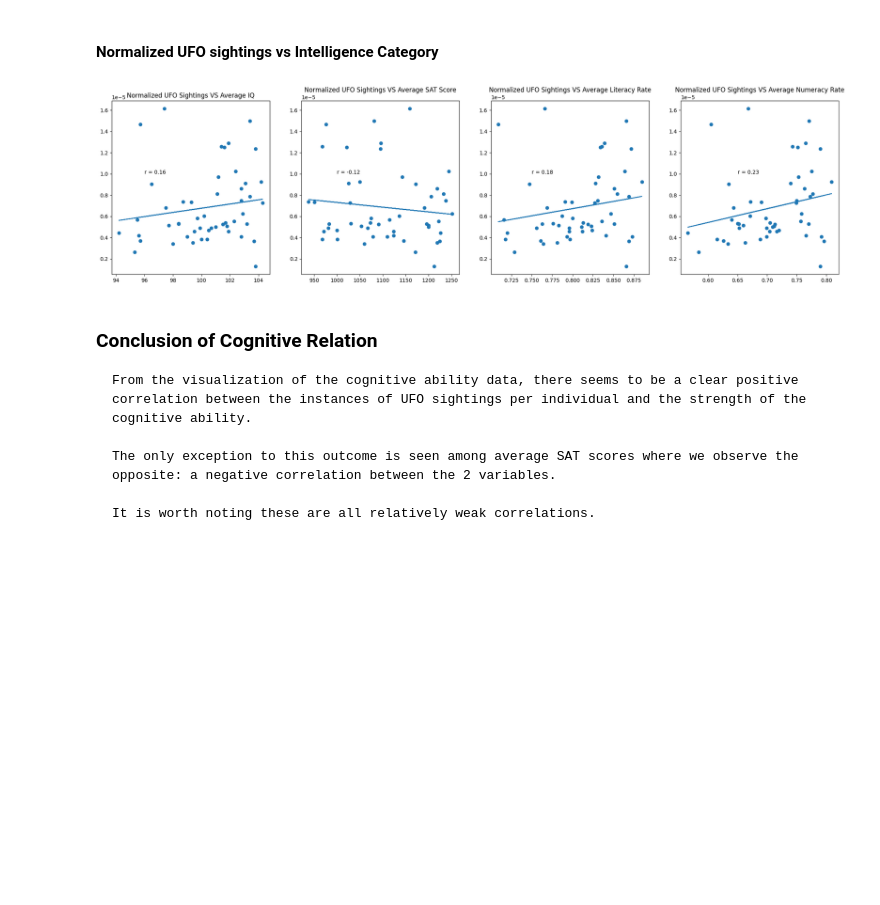
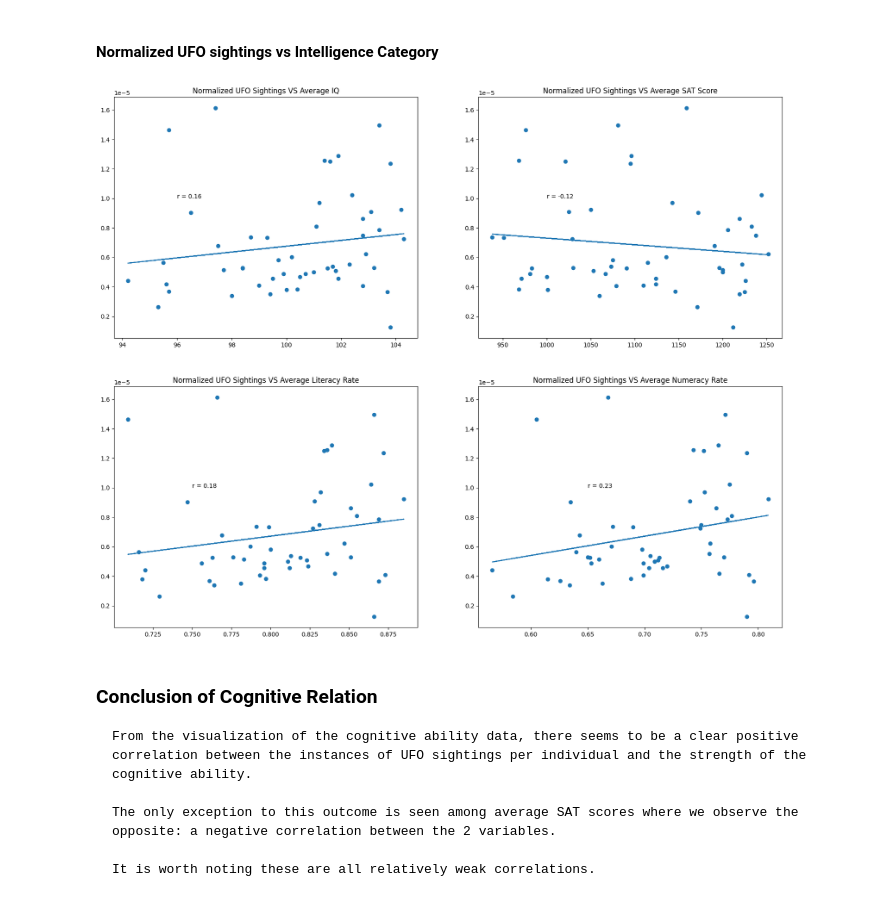
Before and after one commit to codycosta/ENGR201, a Jupyter notebook: weeks-9-10-final-project/project.ipynb, the cells around one changed output. Drawn from its saved outputs; the diff is of its cells as text; code cells hidden in the pictures; blank space fills up the shorter version.

Commit message:
reformatted plots

```diff
--- a/weeks-9-10-final-project/project.ipynb
+++ b/weeks-9-10-final-project/project.ipynb
@@ -201,51 +201,51 @@ numeracy    = np.array([])
 for idx, state in enumerate(pop['State Abbreviation']):
     row = iq_data['State Abbreviation'] == state
     iq_scores   = np.append(iq_scores, iq_data[row]['Average I.Q.'])
     sat_scores  = np.append(sat_scores, iq_data[row]['Average SAT Score'])
     literacy    = np.append(literacy, iq_data[row]['Literacy Rate'])
     numeracy    = np.append(numeracy, iq_data[row]['Numeracy Rate'])
 
 r1 = stats.pearsonr(iq_scores, normalized_ufo_sightings)[0]
 r2 = stats.pearsonr(sat_scores, normalized_ufo_sightings)[0]
 r3 = stats.pearsonr(literacy, normalized_ufo_sightings)[0]
 r4 = stats.pearsonr(numeracy, normalized_ufo_sightings)[0]
 
 # plots
 
-fit, ax = plt.subplots(1, 4, figsize=[25, 6])
+fit, ax = plt.subplots(2, 2, figsize=[20, 16])
 
-ax[0].scatter(iq_scores, normalized_ufo_sightings)
-ax[0].set_title('Normalized UFO Sightings VS Average IQ')
-ax[0].text(96, 1.0e-5, f'r = {np.round(r1, 2)}')
+ax[0, 0].scatter(iq_scores, normalized_ufo_sightings)
+ax[0, 0].set_title('Normalized UFO Sightings VS Average IQ')
+ax[0, 0].text(96, 1.0e-5, f'r = {np.round(r1, 2)}')
 
-ax[1].scatter(sat_scores, normalized_ufo_sightings)
-ax[1].set_title('Normalized UFO Sightings VS Average SAT Score')
-ax[1].text(1000, 1.0e-5, f'r = {np.round(r2, 2)}')
+ax[0, 1].scatter(sat_scores, normalized_ufo_sightings)
+ax[0, 1].set_title('Normalized UFO Sightings VS Average SAT Score')
+ax[0, 1].text(1000, 1.0e-5, f'r = {np.round(r2, 2)}')
 
-ax[2].scatter(literacy, normalized_ufo_sightings)
-ax[2].set_title('Normalized UFO Sightings VS Average Literacy Rate')
-ax[2].text(0.75, 1.0e-5, f'r = {np.round(r3, 2)}')
+ax[1, 0].scatter(literacy, normalized_ufo_sightings)
+ax[1, 0].set_title('Normalized UFO Sightings VS Average Literacy Rate')
+ax[1, 0].text(0.75, 1.0e-5, f'r = {np.round(r3, 2)}')
 
-ax[3].scatter(numeracy, normalized_ufo_sightings)
-ax[3].set_title('Normalized UFO Sightings VS Average Numeracy Rate')
-ax[3].text(0.65, 1.0e-5, f'r = {np.round(r4, 2)}')
+ax[1, 1].scatter(numeracy, normalized_ufo_sightings)
+ax[1, 1].set_title('Normalized UFO Sightings VS Average Numeracy Rate')
+ax[1, 1].text(0.65, 1.0e-5, f'r = {np.round(r4, 2)}')
 
 
 # linear regression
 
 m1, b1 = np.polyfit(iq_scores, normalized_ufo_sightings, 1)
 m2, b2 = np.polyfit(sat_scores, normalized_ufo_sightings, 1)
 m3, b3 = np.polyfit(literacy, normalized_ufo_sightings, 1)
 m4, b4 = np.polyfit(numeracy, normalized_ufo_sightings, 1)
 
-ax[0].plot(iq_scores, m1 * iq_scores + b1)
-ax[1].plot(sat_scores, m2 * sat_scores + b2)
-ax[2].plot(literacy, m3 * literacy + b3)
-ax[3].plot(numeracy, m4 * numeracy + b4)
+ax[0, 0].plot(iq_scores, m1 * iq_scores + b1)
+ax[0, 1].plot(sat_scores, m2 * sat_scores + b2)
+ax[1, 0].plot(literacy, m3 * literacy + b3)
+ax[1, 1].plot(numeracy, m4 * numeracy + b4)
 
 plt.show()
 # %% [output]
-[figure, old version]
+[figure, new version]
 # %% [markdown]
 ### Conclusion of Cognitive Relation
     From the visualization of the cognitive ability data, there seems to be a clear positive correlation between the instances of UFO sightings per individual and the strength of the cognitive ability.
```
Also changed, not shown: parts of 5 cells of this notebook.
